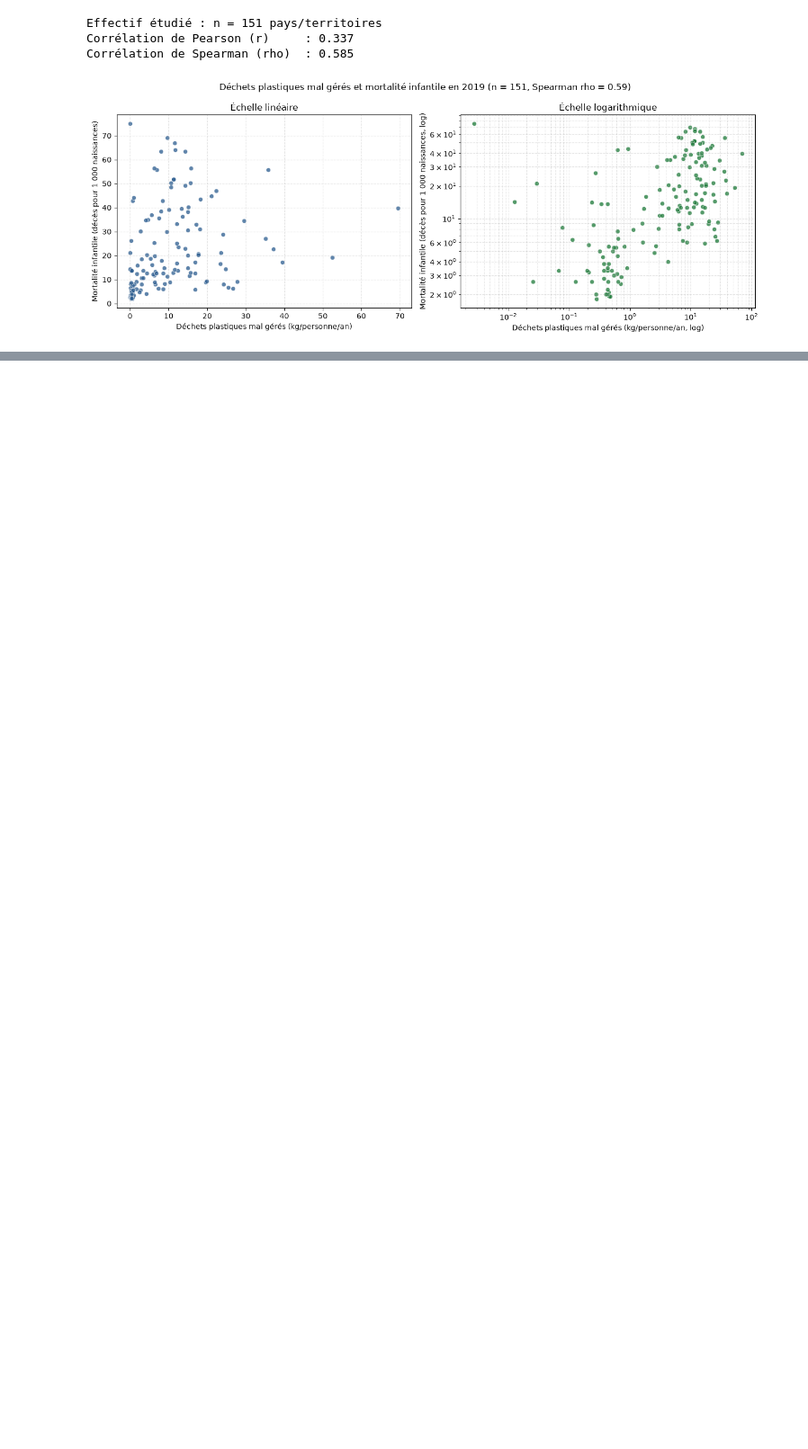
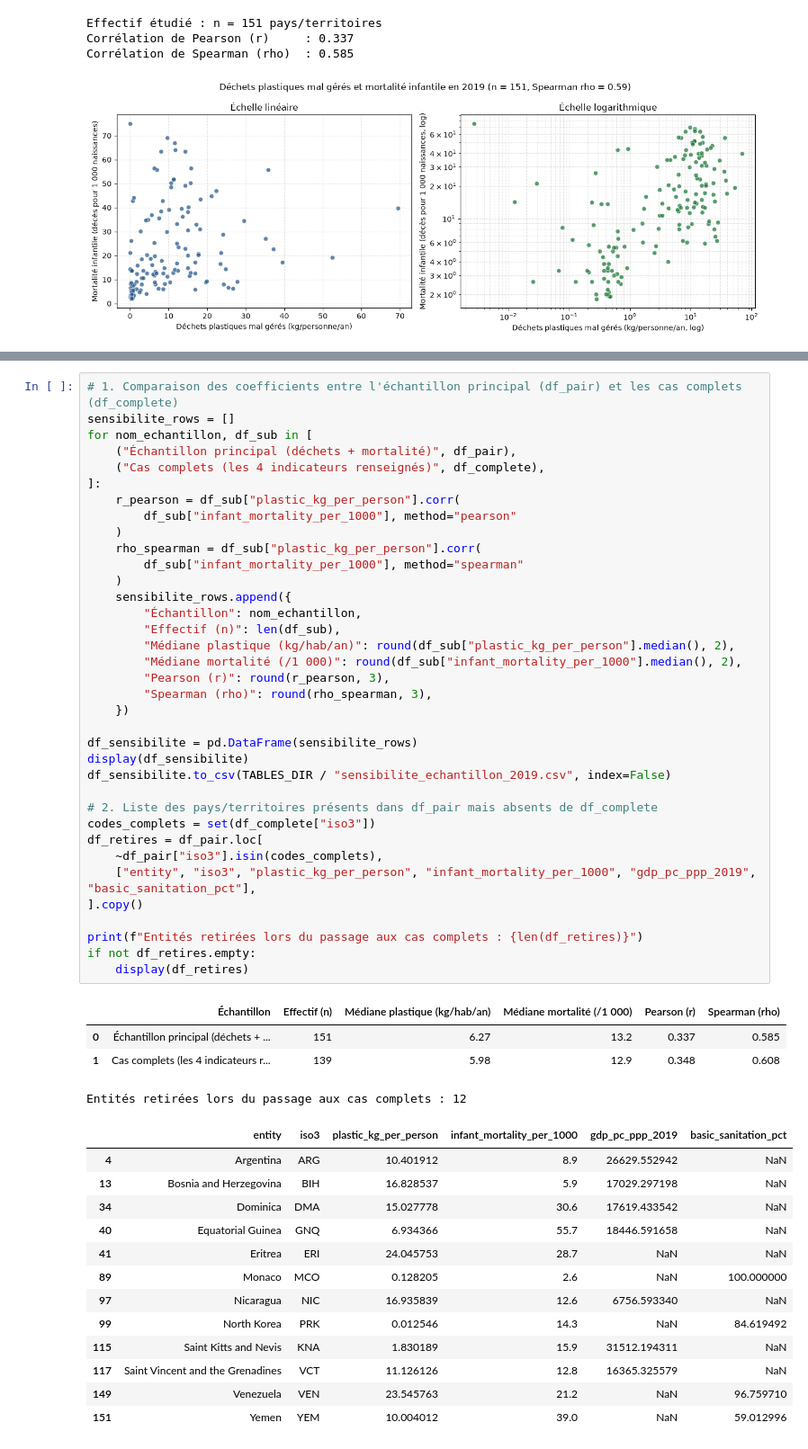
Before and after one commit to Rayanisworking/Python-pour-la-data-science, a Jupyter notebook: Notebook.ipynb, the cells around one changed output, grey strips where cells are left out. Shown at 90% size. Cells and saved outputs as stored; diff of their text form; blank space fills up the shorter version.

```diff
--- a/Notebook.ipynb
+++ b/Notebook.ipynb
@@ -293,0 +524,54 @@ Corrélation de Spearman (rho)  : 0.585
+# %%
+# 1. Comparaison des coefficients entre l'échantillon principal (df_pair) et les cas complets (df_complete)
+sensibilite_rows = []
+for nom_echantillon, df_sub in [
+    ("Échantillon principal (déchets + mortalité)", df_pair),
+    ("Cas complets (les 4 indicateurs renseignés)", df_complete),
+]:
+    r_pearson = df_sub["plastic_kg_per_person"].corr(
+        df_sub["infant_mortality_per_1000"], method="pearson"
+    )
+    rho_spearman = df_sub["plastic_kg_per_person"].corr(
+        df_sub["infant_mortality_per_1000"], method="spearman"
+    )
+    sensibilite_rows.append({
+        "Échantillon": nom_echantillon,
+        "Effectif (n)": len(df_sub),
+        "Médiane plastique (kg/hab/an)": round(df_sub["plastic_kg_per_person"].median(), 2),
+        "Médiane mortalité (/1 000)": round(df_sub["infant_mortality_per_1000"].median(), 2),
+        "Pearson (r)": round(r_pearson, 3),
+        "Spearman (rho)": round(rho_spearman, 3),
+    })
+
+df_sensibilite = pd.DataFrame(sensibilite_rows)
+display(df_sensibilite)
+df_sensibilite.to_csv(TABLES_DIR / "sensibilite_echantillon_2019.csv", index=False)
+
+# 2. Liste des pays/territoires présents dans df_pair mais absents de df_complete
+codes_complets = set(df_complete["iso3"])
+df_retires = df_pair.loc[
+    ~df_pair["iso3"].isin(codes_complets),
+    ["entity", "iso3", "plastic_kg_per_person", "infant_mortality_per_1000", "gdp_pc_ppp_2019", "basic_sanitation_pct"],
+].copy()
+
+print(f"Entités retirées lors du passage aux cas complets : {len(df_retires)}")
+if not df_retires.empty:
+    display(df_retires)
+# %% [output]
+|  | Échantillon | Effectif (n) | Médiane plastique (kg/hab/an) | Médiane mortalité (/1 000) | Pearson (r) | Spearman (rho) |
+| 0 | Échantillon principal (déchets + ... | 151 | 6.27 | 13.2 | 0.337 | 0.585 |
+| 1 | Cas complets (les 4 indicateurs r... | 139 | 5.98 | 12.9 | 0.348 | 0.608 |
+Entités retirées lors du passage aux cas complets : 12
+|  | entity | iso3 | plastic_kg_per_person | infant_mortality_per_1000 | gdp_pc_ppp_2019 | basic_sanitation_pct |
+| 4 | Argentina | ARG | 10.401912 | 8.9 | 26629.552942 | NaN |
+| 13 | Bosnia and Herzegovina | BIH | 16.828537 | 5.9 | 17029.297198 | NaN |
+| 34 | Dominica | DMA | 15.027778 | 30.6 | 17619.433542 | NaN |
+| 40 | Equatorial Guinea | GNQ | 6.934366 | 55.7 | 18446.591658 | NaN |
+| 41 | Eritrea | ERI | 24.045753 | 28.7 | NaN | NaN |
+| 89 | Monaco | MCO | 0.128205 | 2.6 | NaN | 100.000000 |
+| 97 | Nicaragua | NIC | 16.935839 | 12.6 | 6756.593340 | NaN |
+| 99 | North Korea | PRK | 0.012546 | 14.3 | NaN | 84.619492 |
+| 115 | Saint Kitts and Nevis | KNA | 1.830189 | 15.9 | 31512.194311 | NaN |
+| 117 | Saint Vincent and the Grenadines | VCT | 11.126126 | 12.8 | 16365.325579 | NaN |
+| 149 | Venezuela | VEN | 23.545763 | 21.2 | NaN | 96.759710 |
+| 151 | Yemen | YEM | 10.004012 | 39.0 | NaN | 59.012996 |
```
Also changed, not shown: parts of 9 cells of this notebook, 5 other files.
